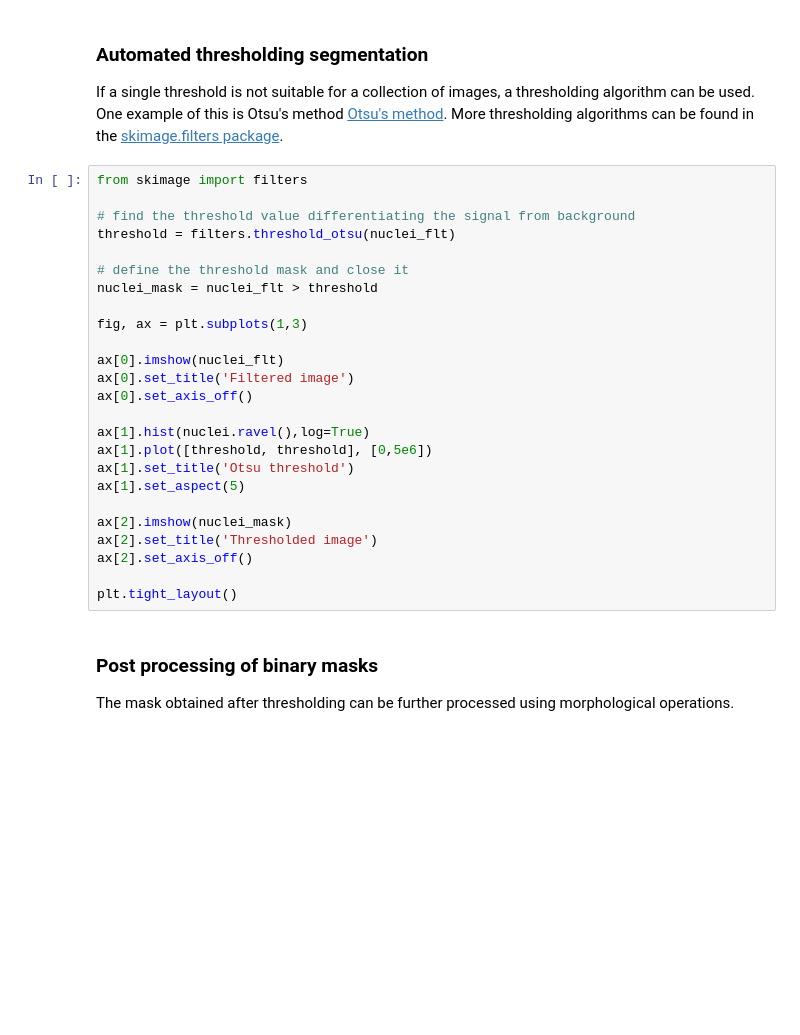
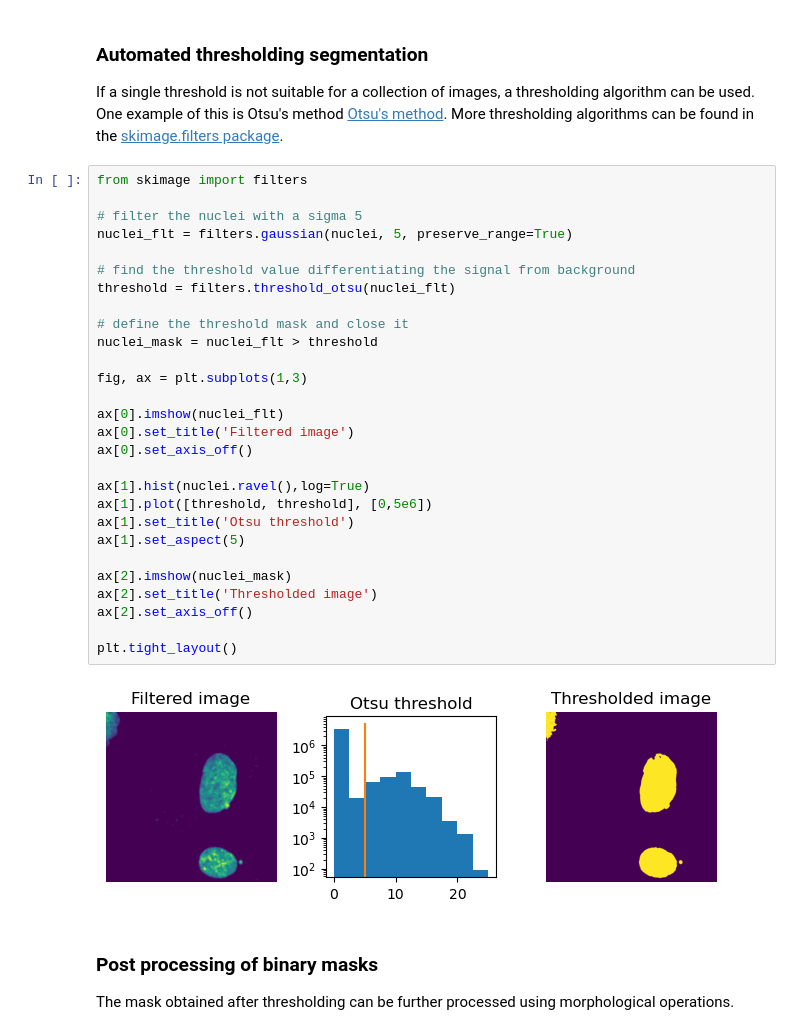
Before and after one commit to MRC-LMB-Light-Microscopy-Facility/introduction-to-python-bioimage-analysis, a Jupyter notebook: nbs/2_regionproperties.ipynb, the cells around one changed output. Drawn from its saved outputs; the diff is of its cells as text; blank space fills up the shorter version.

```diff
--- a/nbs/2_regionproperties.ipynb
+++ b/nbs/2_regionproperties.ipynb
@@ -168,29 +195,34 @@ plt.title('Contours of the segmented image');
 If a single threshold is not suitable for a collection of images, a thresholding algorithm can be used. One example of this is Otsu's method [Otsu's method](https://en.wikipedia.org/wiki/Otsu%27s_method). More thresholding algorithms can be found in the [skimage.filters package](https://scikit-image.org/docs/stable/api/skimage.filters.html).
 # %%
 from skimage import filters
+
+# filter the nuclei with a sigma 5
+nuclei_flt = filters.gaussian(nuclei, 5, preserve_range=True)
 
 # find the threshold value differentiating the signal from background
 threshold = filters.threshold_otsu(nuclei_flt)
 
 # define the threshold mask and close it
 nuclei_mask = nuclei_flt > threshold
 
 fig, ax = plt.subplots(1,3)
 
 ax[0].imshow(nuclei_flt)
 ax[0].set_title('Filtered image')
 ax[0].set_axis_off()
 
 ax[1].hist(nuclei.ravel(),log=True)
 ax[1].plot([threshold, threshold], [0,5e6])
 ax[1].set_title('Otsu threshold')
 ax[1].set_aspect(5)
 
 ax[2].imshow(nuclei_mask)
 ax[2].set_title('Thresholded image')
 ax[2].set_axis_off()
 
 plt.tight_layout()
+# %% [output]
+[figure, added]
 # %% [markdown]
 ### Post processing of binary masks
 The mask obtained after thresholding can be further processed using morphological operations.
```
Also changed, not shown: parts of 20 cells of this notebook, 1 other file.
